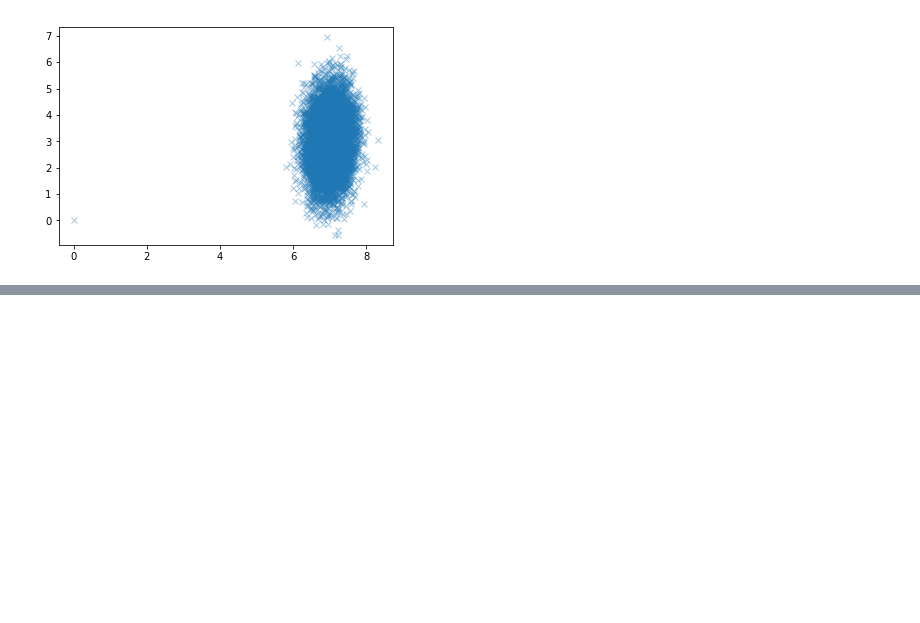
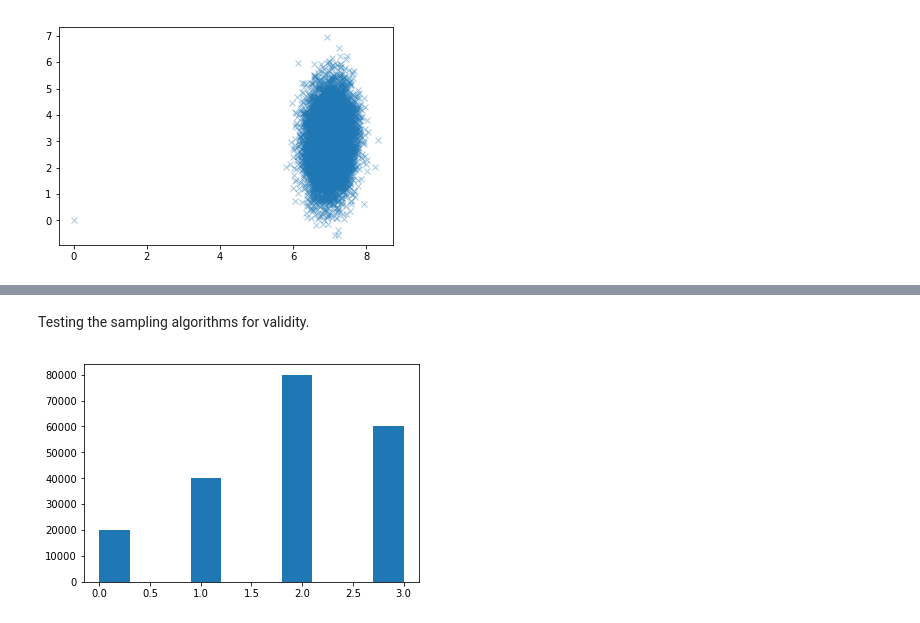
Before and after one commit to cyianor/smc2017, a Jupyter notebook: notebooks/ex3.ipynb, the cells around one changed output, grey strips where cells are left out. Saved outputs shown, nothing was run; the diff lists cells and outputs as text; code cells hidden in the pictures; blank space fills up the shorter version.

```diff
--- a/notebooks/ex3.ipynb
+++ b/notebooks/ex3.ipynb
@@ -141,0 +221,13 @@ ax.plot(xs[:, 0], xs[:, 1], 'x', alpha=0.4)
+# %% [markdown]
+Testing the sampling algorithms for validity.
+# %%
+M = 50000
+vals = np.zeros((4, M))
+
+for i in range(M):
+    vals[:, i] = multinomial_resampling([0.1, 0.2, 0.4, 0.3])
+
+fig, ax = plt.subplots()
+ax.hist(np.reshape(vals, (4 * M,)));
+# %% [output]
+[figure, added]
```
Also changed, not shown: parts of 7 cells of this notebook, 4 other files.
